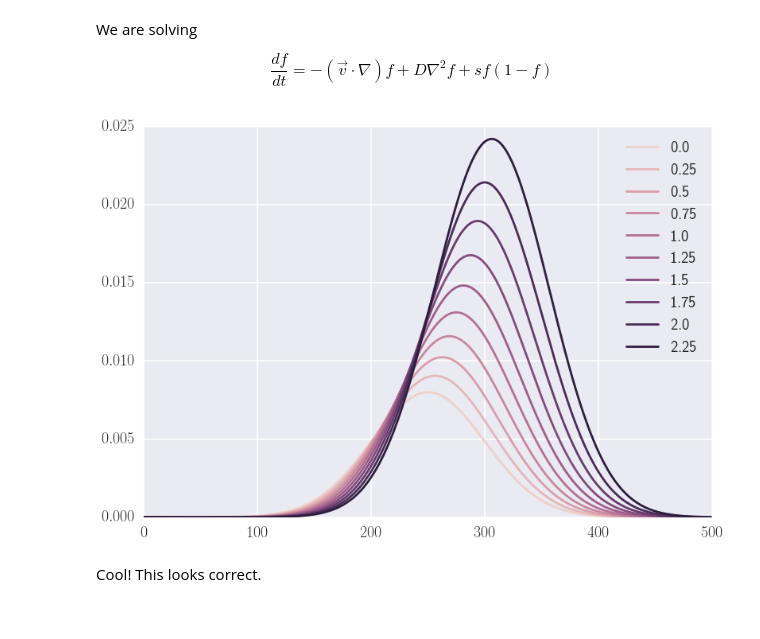
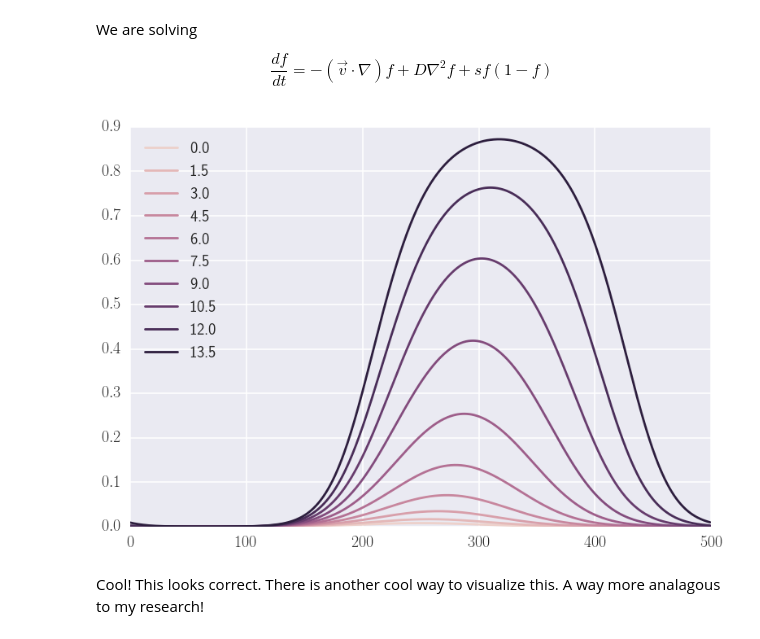
Before and after one commit to btweinstein/AC274, a Jupyter notebook: docs/1d_adr_package.ipynb, the cells around one changed output. Drawn from its saved outputs; the diff is of its cells as text; code cells hidden in the pictures.

Commit message:
Updated figures. Made simulation go longer now that I was using  biconjugate gradient.

```diff
--- a/docs/1d_adr_package.ipynb
+++ b/docs/1d_adr_package.ipynb
@@ -18,11 +18,11 @@ from adr_1d.solver import Solver
 # %%
 dt=0.005
 dx=1
-imax = 500
+imax = 3000
 jmax=500
 
 # We can actually specify spatially dependent velocity which is cool
-v = 25*np.ones(jmax, dtype=np.double)
+v = 5*np.ones(jmax, dtype=np.double)
 
 D=1.
 s=0.5
@@ -37,20 +37,20 @@ s = Solver(imax=imax,
 # %%
 result = s.run()
 # %%
-spacing = 50
+spacing = 300
 
 num_colors = result.shape[1]/spacing
 colors = sns.cubehelix_palette(num_colors)
 
 color_count = 0
 for i in range(0, result.shape[1], spacing):
     plt.plot(s.xgrid, result[:, i], color=colors[color_count], label=i*s.dt)
     color_count += 1
 
 plt.legend(loc='best')
 
 plt.savefig('../examples/1d_adr_example.png', dpi=200, bbox_inches='tight')
 # %% [output]
-[figure, old version]
+[figure, new version]
-# %% [markdown]
-Cool! This looks correct.
+# %% [markdown]
+Cool! This looks correct. There is another cool way to visualize this. A way more analagous to my research!
```
Also changed, not shown: parts of 2 cells of this notebook, 2 other files.
